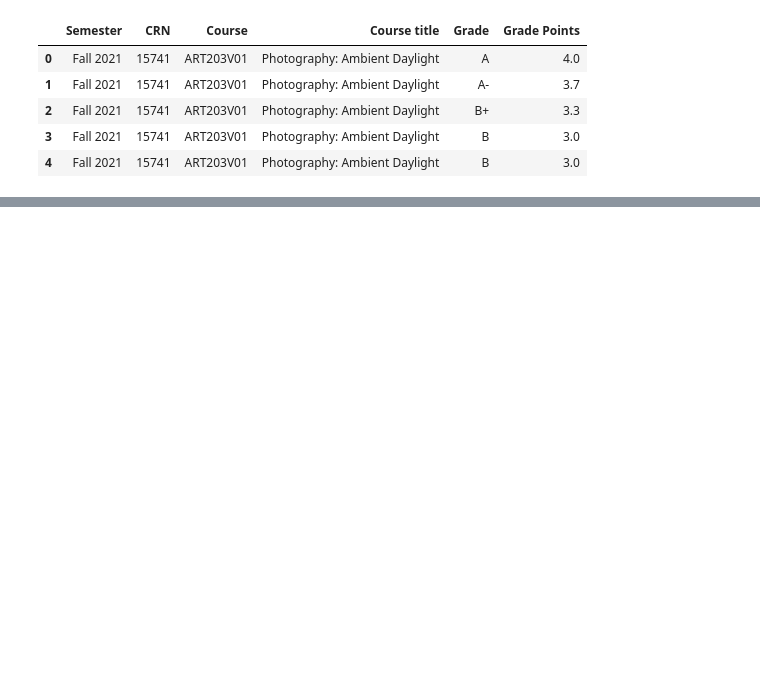
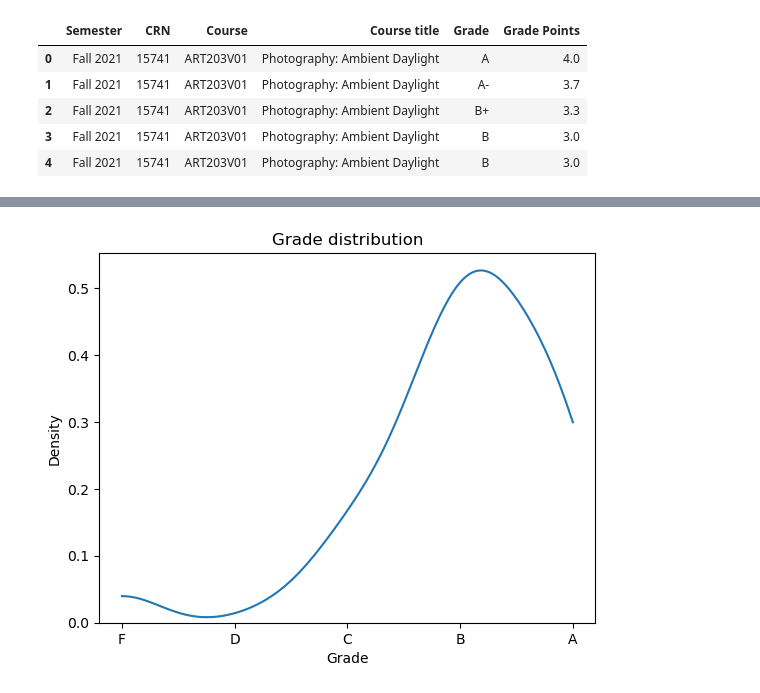
Before and after one commit to gperdrizet/grade_distribution, a Jupyter notebook: grade_distribution_plots.ipynb, the cells around one changed output, grey strips where cells are left out. Cells and saved outputs as stored; diff of their text form; code cells hidden in the pictures; blank space fills up the shorter version.

```diff
--- a/grade_distribution_plots.ipynb
+++ b/grade_distribution_plots.ipynb
@@ -37,0 +59,17 @@ plot = sns.kdeplot(data=data, x="Grade Points")
+# %%
+ax = sns.kdeplot(
+    data=data,
+    x="Grade Points",
+    bw_adjust=1,
+    cut=0
+)
+
+plot = ax.set(
+    xlabel='Grade',
+    ylabel='Density',
+    title='Grade distribution'
+)
+
+xticks = ax.set_xticks(range(5), labels=['F','D','C','B','A'])
+# %% [output]
+[figure, added]
```
Also changed, not shown: parts of 11 cells of this notebook.
